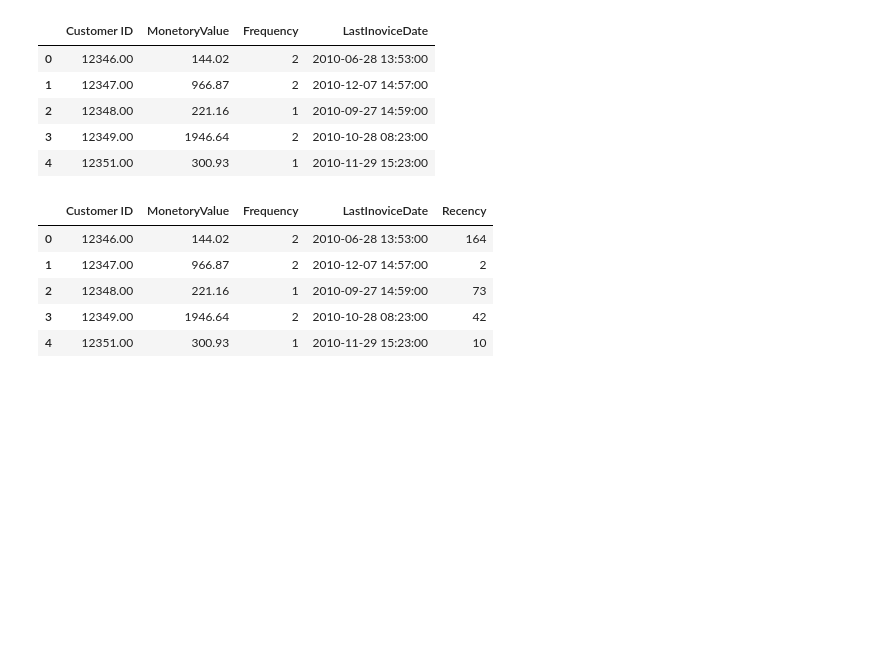
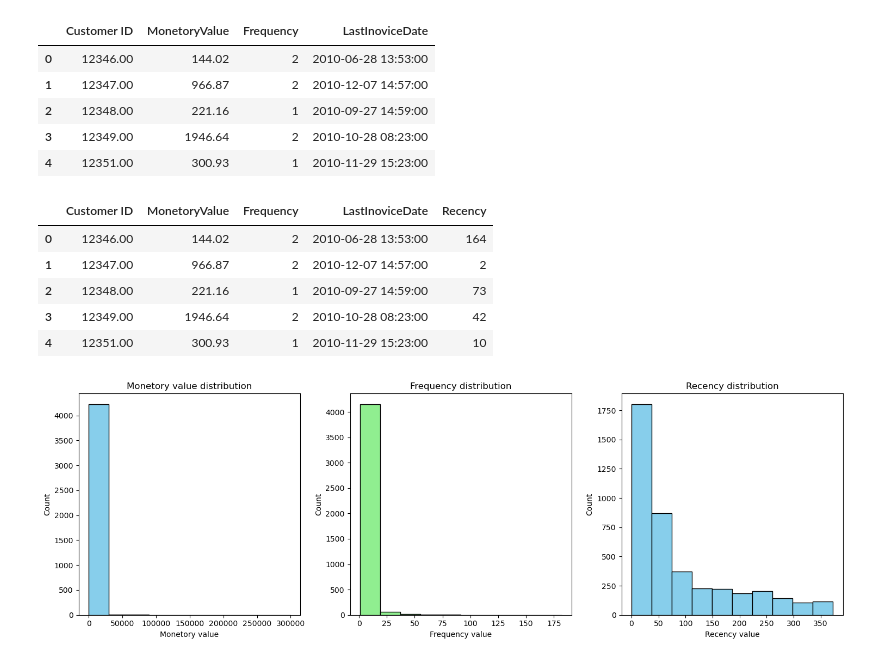
Before and after one commit to manas1110/customer_analysis_using_k-means, a Jupyter notebook: analysis.ipynb, the cells around one changed output. Saved outputs shown, nothing was run; the diff lists cells and outputs as text; code cells hidden in the pictures; blank space fills up the shorter version.

```diff
--- a/analysis.ipynb
+++ b/analysis.ipynb
@@ -285,3 +285,28 @@ aggregated_df.head(5)
 | 2 | 12348.00 | 221.16 | 1 | 2010-09-27 14:59:00 | 73 |
 | 3 | 12349.00 | 1946.64 | 2 | 2010-10-28 08:23:00 | 42 |
 | 4 | 12351.00 | 300.93 | 1 | 2010-11-29 15:23:00 | 10 |
+# %%
+plt.figure(figsize=(15,5))
+
+plt.subplot(1,3,1)
+plt.hist(aggregated_df["MonetoryValue"],bins=10, color="skyblue", edgecolor="black")
+plt.title("Monetory value distribution")
+plt.xlabel("Monetory value")
+plt.ylabel("Count")
+
+plt.subplot(1,3,2)
+plt.hist(aggregated_df["Frequency"],bins=10, color="lightgreen", edgecolor="black")
+plt.title("Frequency distribution")
+plt.xlabel("Frequency value")
+plt.ylabel("Count")
+
+plt.subplot(1,3,3)
+plt.hist(aggregated_df["Recency"],bins=10, color="skyblue", edgecolor="black")
+plt.title("Recency distribution")
+plt.xlabel("Recency value")
+plt.ylabel("Count")
+
+plt.tight_layout()
+plt.show()
+# %% [output]
+[figure, added]
```
Also changed, not shown: parts of 10 cells of this notebook.
